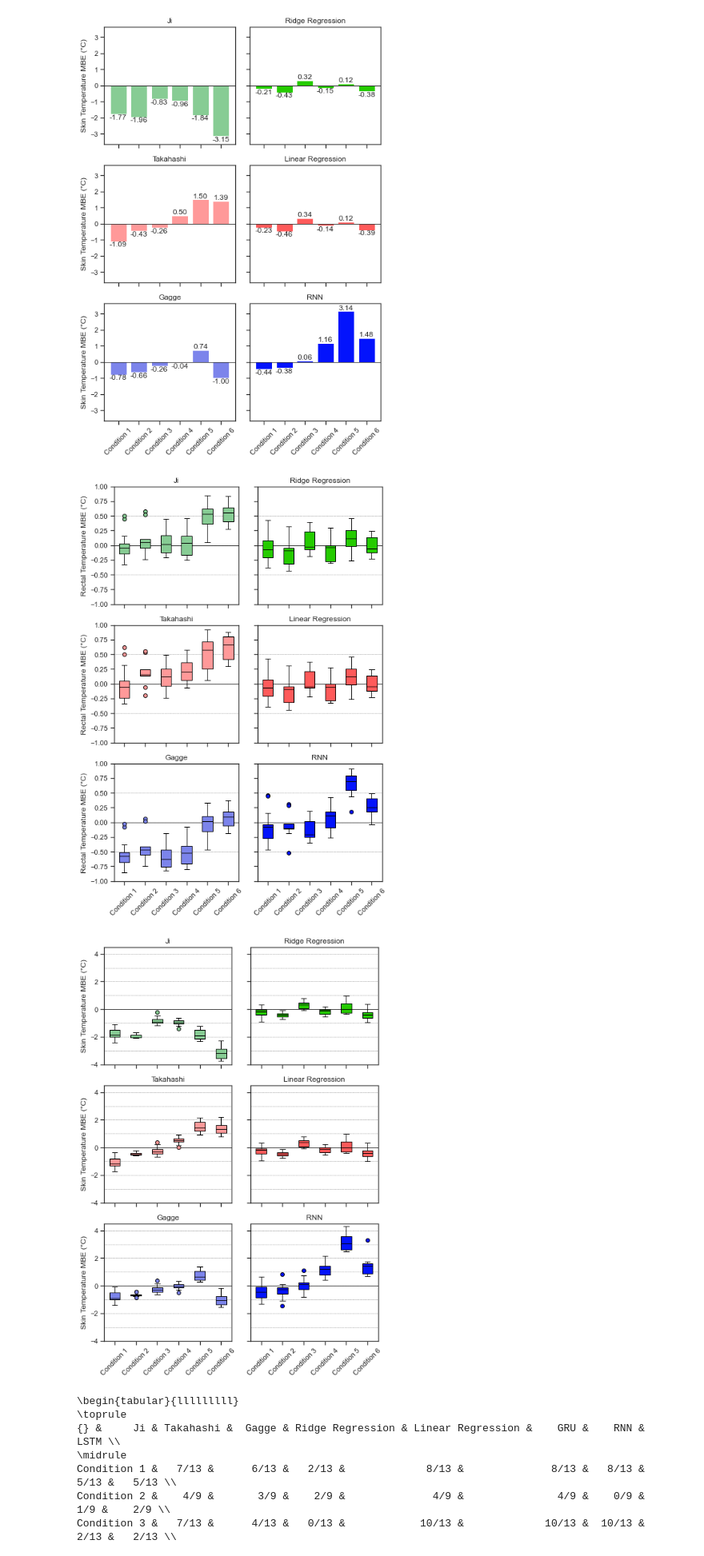
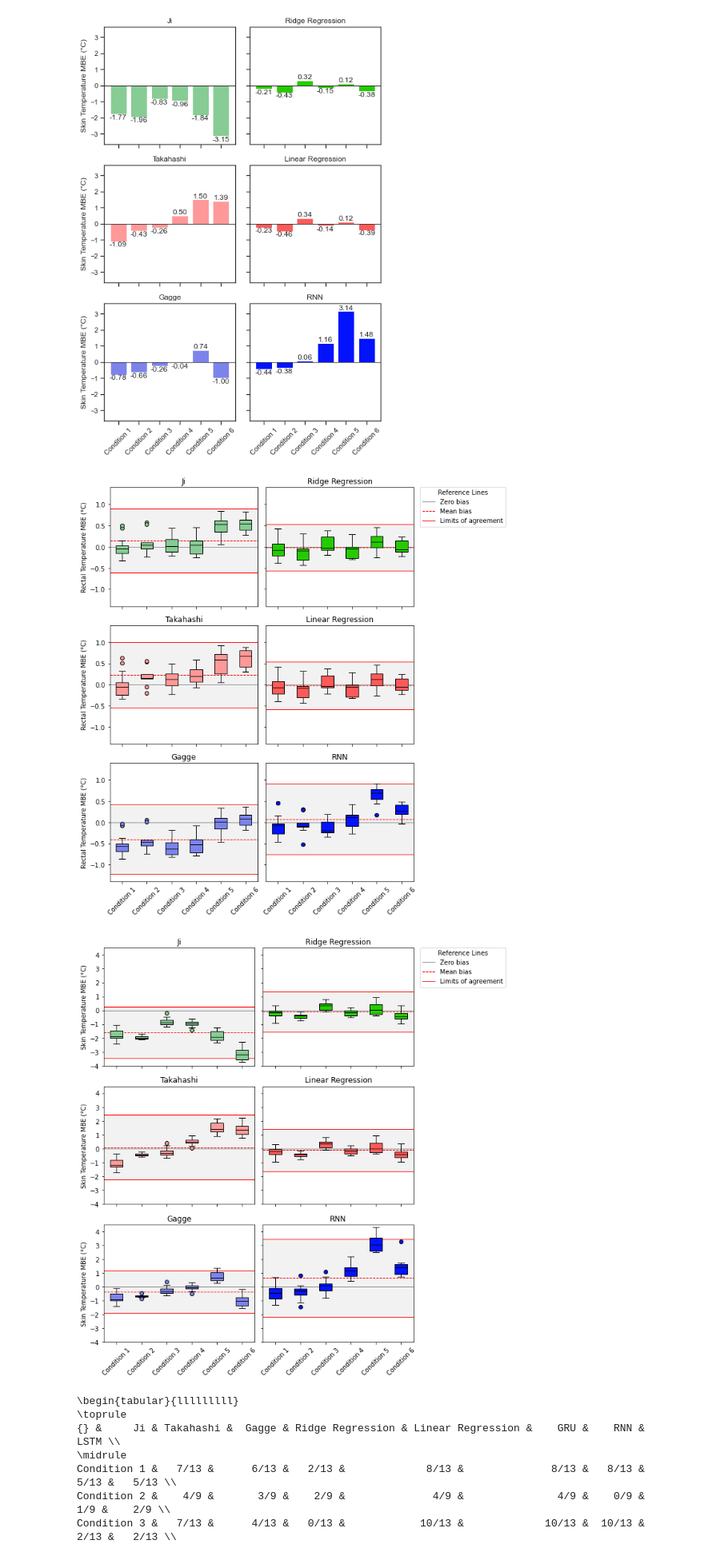
Before and after one commit to climate-ethos/core-temperature-modelling, a Jupyter notebook: results-analysis.ipynb, the cells around one changed output. Shown at 80% size. Saved outputs shown, nothing was run; the diff lists cells and outputs as text; code cells hidden in the pictures.

Commit message:
feat: Add limit of agreement vis

```diff
--- a/results-analysis.ipynb
+++ b/results-analysis.ipynb
@@ -346,9 +346,18 @@ import numpy as np
 def calculate_mbe(actual, predicted):
     return np.mean(predicted - actual)
 
+def calculate_limits_of_agreement(actual, predicted):
+    differences = predicted - actual
+    mean_diff = np.mean(differences)
+    std_diff = np.std(differences)
+    upper_limit = mean_diff + 1.96 * std_diff
+    lower_limit = mean_diff - 1.96 * std_diff
+    return lower_limit, mean_diff, upper_limit
+
 def plot_mbe(samples, models, model_labels, model_colors, temp_type='tre', tick_space=0.5):
     rows, cols = 3, 2
-    fig, axs = plt.subplots(rows, cols, figsize=(7, 10), sharex=True, sharey=True)
+    # Increase figure width to accommodate legend
+    fig, axs = plt.subplots(rows, cols, figsize=(10, 10), sharex=True, sharey=True)
     axs = axs.flatten()
 
     global_min_mbe = float('inf')
@@ -375,7 +384,7 @@ def plot_mbe(samples, models, model_labels, model_colors, temp_type='tre', tick_
                          capprops=dict(color='black'),
                          flierprops=dict(marker='o', color=model_colors[idx], markerfacecolor=model_colors[idx], alpha=1),
                          medianprops=dict(color='black'),
-                         zorder=1) # zorder to place boxplot in front
+                         zorder=2)  # Increased zorder to be above shading
 
         axs[idx].set_title(model_labels[idx])
         axs[idx].set_xticks(range(1, len(samples) + 1))
@@ -389,43 +398,69 @@ def plot_mbe(samples, models, model_labels, model_colors, temp_type='tre', tick_
         # Adjust y_min and y_max to be multiples of 0.5 around 0
         y_min = np.floor(y_min * 2) / 2
         y_max = np.ceil(y_max * 2) / 2
 
+    legend_lines = []
+    legend_labels = []
+
     for idx, model in enumerate(models):
-        axs[idx].set_ylim(y_min, y_max)
-        # Adding grey horizontal ticks centered at 0 every 0.5
-        y_ticks = np.arange(y_min, y_max, tick_space)
-        for y_tick in y_ticks:
-            axs[idx].axhline(y=y_tick, color='grey', linestyle='--', linewidth=0.5, zorder=0) # zorder to place lines behind
-        # Heavier line for 0
-        axs[idx].axhline(y=0, color='black', linestyle='-', linewidth=0.8, zorder=0) # zorder to place lines behind
+        # Calculate limits of agreement for all conditions combined
+        all_actual = np.concatenate([sample[f'{temp_type}_int'] for sample in samples])
+        all_predicted = np.concatenate([sample[f'{temp_type}_predicted_{model}'] for sample in samples])
+        lower, mean, upper = calculate_limits_of_agreement(all_actual, all_predicted)
+
+        # Add shading between limits of agreement
+        axs[idx].fill_between(axs[idx].get_xlim(), lower, upper, color='grey', alpha=0.1, zorder=0)
+
+        # Plot zero line (solid black)
+        zero_line = axs[idx].axhline(y=0, color='grey', linestyle='-', linewidth=1, zorder=1)
+
+        # Plot limits of agreement
+        upper_line = axs[idx].axhline(y=upper, color='red', linestyle='-', linewidth=1, zorder=1)
+        mean_line = axs[idx].axhline(y=mean, color='red', linestyle='--', linewidth=1, zorder=1)
+        lower_line = axs[idx].axhline(y=lower, color='red', linestyle='-', linewidth=1, zorder=1)
+
+        if idx == 0:  # Only add to legend lines once
+            legend_lines.extend([zero_line, mean_line, upper_line])
+            legend_labels.extend(['Zero bias', 'Mean bias', 'Limits of agreement'])
 
         if idx % cols == 0:
             if temp_type == 'tre':
                 axs[idx].set_ylabel('Rectal Temperature MBE (°C)')
+                axs[idx].set_ylim(y_min - 0.4, y_max + 0.4)
             else:
                 axs[idx].set_ylabel('Skin Temperature MBE (°C)')
+                axs[idx].set_ylim(y_min, y_max)
 
+    # Adjust layout to make room for legend
     plt.tight_layout()
-    plt.savefig(f"figures/{temp_type}_mbe_boxplot.pdf", format='pdf', dpi=300)
+
+    # Add legend to the right of the subplots
+    fig.subplots_adjust(right=0.75)
+    fig.legend(legend_lines, legend_labels,
+              loc='center right',
+              bbox_to_anchor=(0.96, 0.92),
+              title='Reference Lines')
+
+    plt.savefig(f"figures/{temp_type}_mbe_boxplot.svg", format='svg', dpi=300, bbox_inches='tight')
     plt.show()
 
 # Example usage
 # models = ['ji', 'takahashi', 'gagge', 'ml_ridge_regression', 'ml_linear_regression', 'ml_gru']
 # model_labels = ['Ji', 'Takahashi', 'Gagge', 'Ridge Regression', 'Linear Regression', 'GRU']
 # model_colors = ['#87CC94', '#FF9999', '#7c84eb', '#25CB00', '#FF5A5A', '#0313fc']
 
 models = ['ji', 'ml_ridge_regression', 'takahashi', 'ml_linear_regression', 'gagge', 'ml_rnn']
 model_labels = ['Ji', 'Ridge Regression', 'Takahashi', 'Linear Regression', 'Gagge', 'RNN']
 model_colors = ['#87CC94', '#25CB00', '#FF9999', '#FF5A5A', '#7c84eb', '#0313fc']
 
 # Plot MBE for rectal temperature (tre)
 plot_mbe(samples, models, model_labels, model_colors, temp_type='tre')
 
 # Plot MBE for mean skin temperature (mtsk)
 plot_mbe(samples, models, model_labels, model_colors, temp_type='mtsk', tick_space=1)
 # %% [output]
-[figure, old version]
+[figure, new version]
-[figure, old version]
+[figure, new version]
 # %%
 import numpy as np
 import pandas as pd
```
